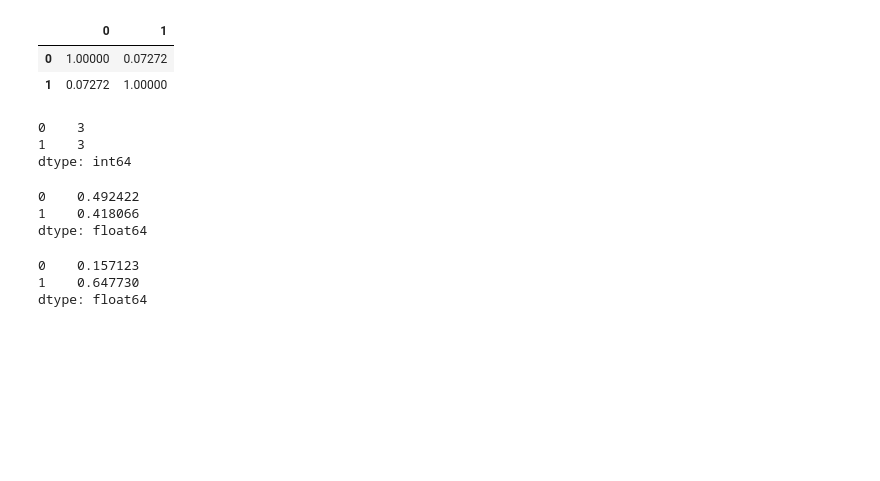
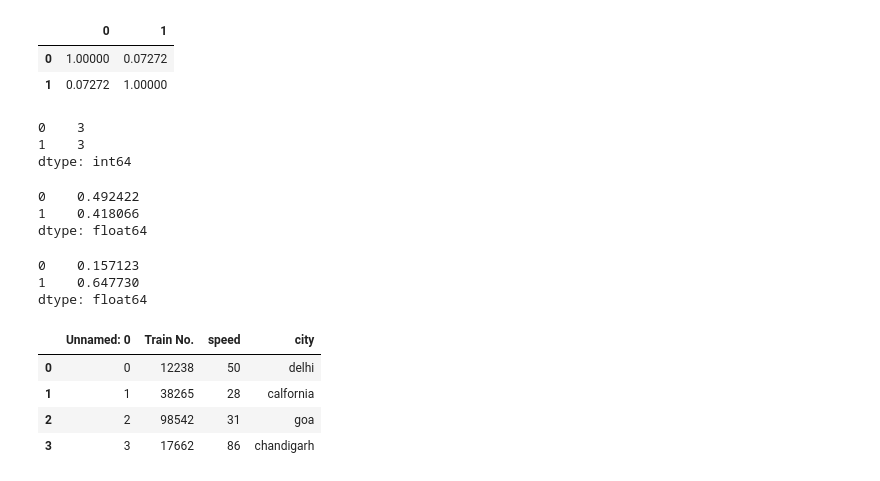
Before and after one commit to kirtic921/Pandas, a Jupyter notebook: pandas1.ipynb, the cells around one changed output. Cells and saved outputs as stored; diff of their text form; code cells hidden in the pictures; blank space fills up the shorter version.

Commit message:
handled .xlsx & .csv files in pandas

```diff
--- a/pandas1.ipynb
+++ b/pandas1.ipynb
@@ -830,3 +830,14 @@ sample.median()
 0    0.157123
 1    0.647730
 dtype: float64
+# %%
+data = pd.read_excel('excel.xlsx')
+# otherwise- pip install xlrd
+# %%
+data
+# %% [output]
+|  | Unnamed: 0 | Train No. | speed | city |
+| 0 | 0 | 12238 | 50 | delhi |
+| 1 | 1 | 38265 | 28 | calfornia |
+| 2 | 2 | 98542 | 31 | goa |
+| 3 | 3 | 17662 | 86 | chandigarh |
```
Also changed, not shown: parts of 3 cells of this notebook, 1 other file.
